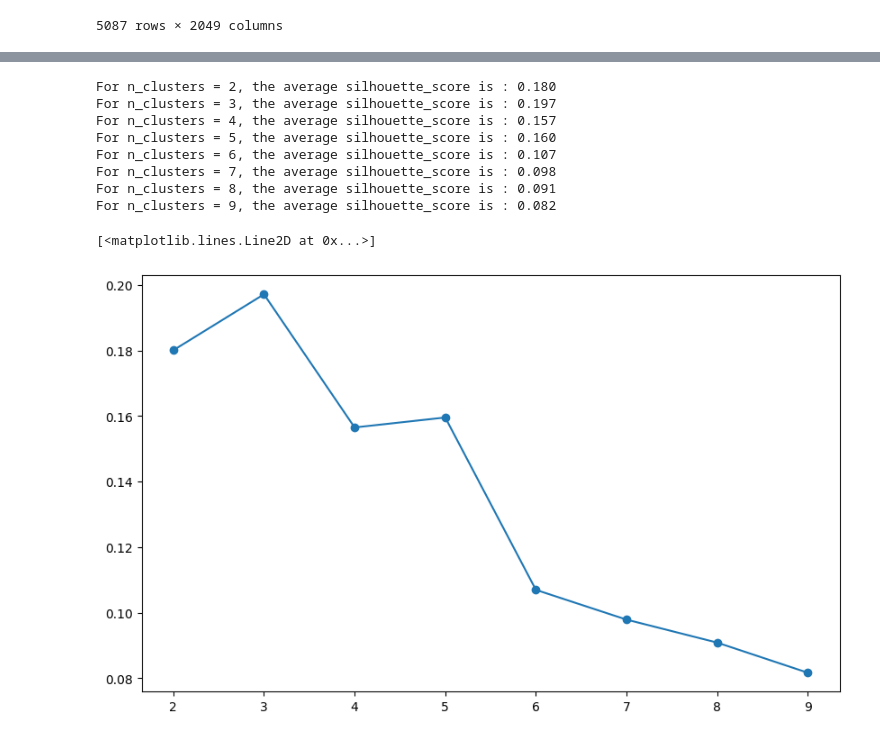
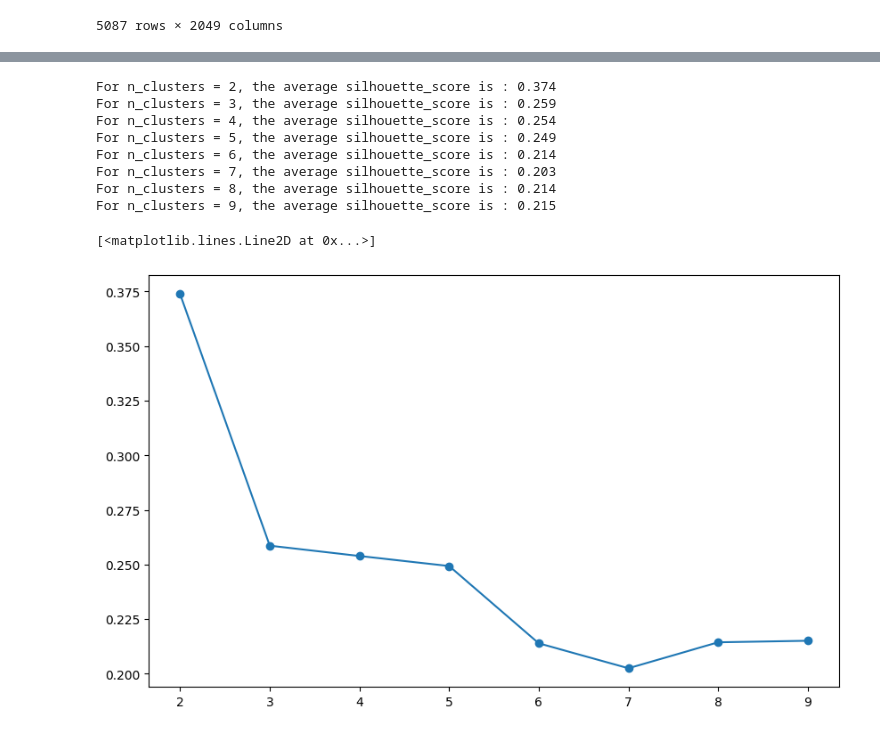
Before and after one commit to GUKHOJeong/Ocean_Project, a Jupyter notebook: data/Data_merge.ipynb, the cells around one changed output, grey strips where cells are left out. Saved outputs shown, nothing was run; the diff lists cells and outputs as text; code cells hidden in the pictures.

```diff
--- a/data/Data_merge.ipynb
+++ b/data/Data_merge.ipynb
@@ -295,0 +309,2 @@ ToTal_image_df
+# %%
+col=data.columns[:]
@@ -296,8 +328,14 @@ ToTal_image_df
+# %%
+data_s = data.copy()
+# %%
+## 하이   ### 여기에요욤ㄹㅇ료묜ㅇ료냐래ㅛㄴㅁㄹㅇ
+scaler = MinMaxScaler()
+data_s[col] = scaler.fit_transform(data_s[col])
 # %%
 inertia = []
 for n_clusters in range(1,30):
     kmeans = KMeans(n_clusters=n_clusters, init='k-means++', max_iter=300, n_init=10, random_state=0)
-    kmeans.fit(ToTal_image_df)
+    kmeans.fit(data_s)
     inertia.append(kmeans.inertia_)
 # %%
 plt.plot(range(1, 30), inertia)
@@ -314,27 +352,27 @@ from sklearn.metrics import silhouette_score
 # %%
 silhouette_avg_scores = []
 #실루엣 K=3
 # 각 클러스터 수(n_clusters)에 대해 KMeans 알고리즘 실행
 for n_clusters in range_n_clusters:
-    clusterer = KMeans(n_clusters=n_clusters, random_state=10)  # 클러스터 수를 n_clusters로 설정하여 KMeans 객체를 생성
-    cluster_labels = clusterer.fit_predict(ToTal_image_df) # 데이터 X에 대해 클러스터링 수행, 각 데이터 포인트가 속한 클러스터 레이블 반환
+    clusterer = KMeans(n_clusters=n_clusters, init='k-means++', max_iter=300, n_init=10, random_state=0) # 클러스터 수를 n_clusters로 설정하여 KMeans 객체를 생성
+    cluster_labels = clusterer.fit_predict(data_s) # 데이터 X에 대해 클러스터링 수행, 각 데이터 포인트가 속한 클러스터 레이블 반환
 
     # 실루엣 스코어(Silhouette Score) 계산:
-    silhouette_avg = silhouette_score(ToTal_image_df, cluster_labels)
+    silhouette_avg = silhouette_score(data_s, cluster_labels)
     silhouette_avg_scores.append(silhouette_avg)
     print(f"For n_clusters = {n_clusters}, the average silhouette_score is : {silhouette_avg:.3f}")
 
 plt.figure(figsize=(10, 6))
 plt.plot(range_n_clusters, silhouette_avg_scores, marker='o')
 # %% [output]
-For n_clusters = 2, the average silhouette_score is : 0.180
-For n_clusters = 3, the average silhouette_score is : 0.197
-For n_clusters = 4, the average silhouette_score is : 0.157
-For n_clusters = 5, the average silhouette_score is : 0.160
-For n_clusters = 6, the average silhouette_score is : 0.107
-For n_clusters = 7, the average silhouette_score is : 0.098
-For n_clusters = 8, the average silhouette_score is : 0.091
-For n_clusters = 9, the average silhouette_score is : 0.082
+For n_clusters = 2, the average silhouette_score is : 0.374
+For n_clusters = 3, the average silhouette_score is : 0.259
+For n_clusters = 4, the average silhouette_score is : 0.254
+For n_clusters = 5, the average silhouette_score is : 0.249
+For n_clusters = 6, the average silhouette_score is : 0.214
+For n_clusters = 7, the average silhouette_score is : 0.203
+For n_clusters = 8, the average silhouette_score is : 0.214
+For n_clusters = 9, the average silhouette_score is : 0.215
 [<matplotlib.lines.Line2D at 0x...>]
-[figure, old version]
+[figure, new version]
 # %%
```
Also changed, not shown: parts of 16 cells of this notebook, 4 other files.
